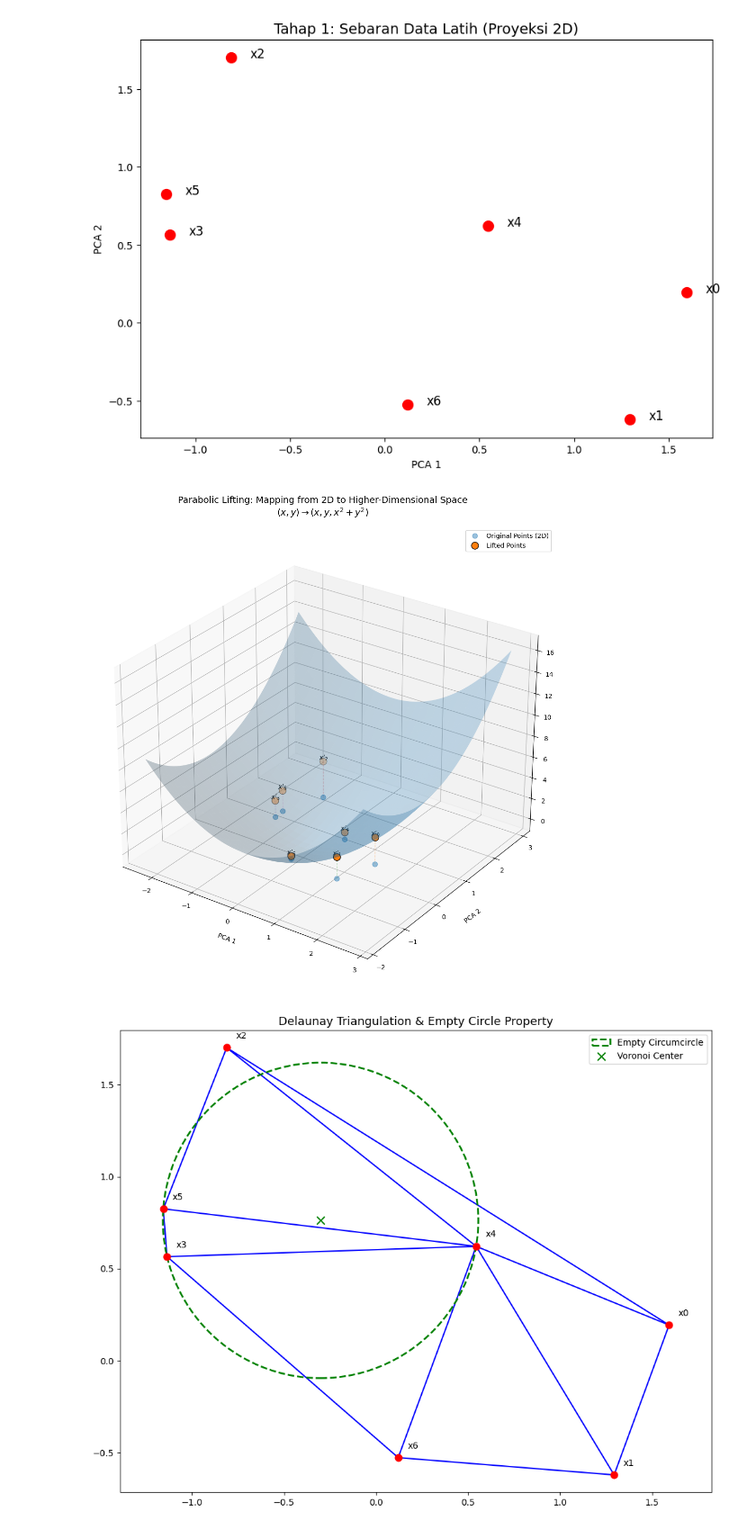
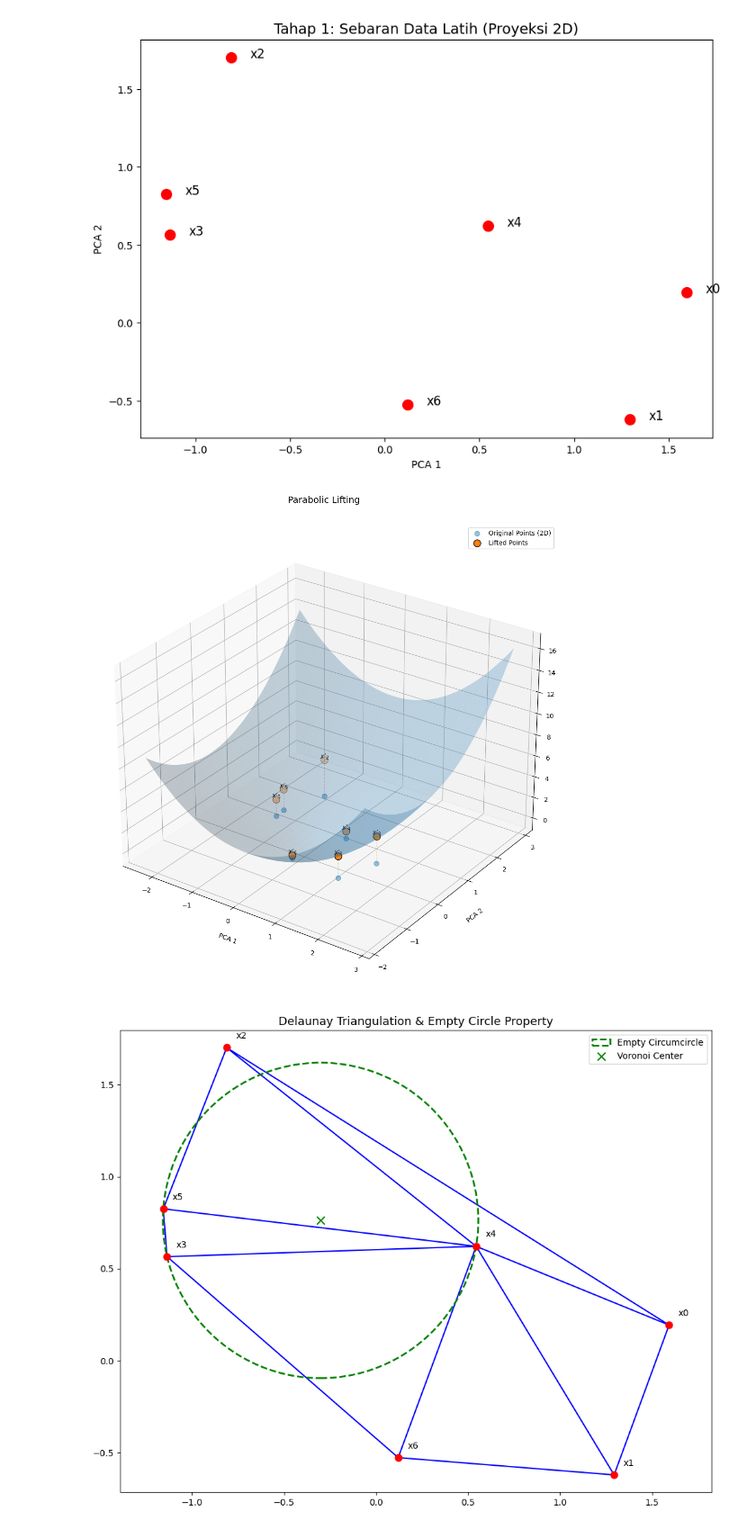
Before and after one commit to ratuanfajar/Tugas-Besar-Machine-Learning, a Jupyter notebook: notebook/ilustrasi.ipynb, the cells around one changed output. Shown at 90% size. Cells and saved outputs as stored; diff of their text form; code cells hidden in the pictures.

```diff
--- a/notebook/ilustrasi.ipynb
+++ b/notebook/ilustrasi.ipynb
@@ -88,36 +88,35 @@ for i in range(len(x)):
         linewidth=1,
         alpha=0.3
     )
     ax.text(
         x[i], y[i], z[i] + 0.2,
         f"$x'_{{{i}}}$",
         fontsize=10,
         ha='center'
     )
 
 # Label & judul
 ax.set_title(
-    "Parabolic Lifting: Mapping from 2D to Higher-Dimensional Space\n"
-    r"$(x, y) \rightarrow (x, y, x^2 + y^2)$",
+    "Parabolic Lifting\n",
     fontsize=14,
     pad=18
 )
 
 ax.set_xlabel("PCA 1", labelpad=10)
 ax.set_ylabel("PCA 2", labelpad=10)
 ax.set_zlabel(r"Height ($z = x^2 + y^2$)", labelpad=10)
 
 # View angle yang informatif
 ax.view_init(elev=28, azim=-55)
 
 # Grid lebih halus
 ax.grid(True, linestyle=':', alpha=0.4)
 
 ax.legend(loc='upper right')
 plt.tight_layout()
 plt.show()
 # %% [output]
-[figure, old version]
+[figure, new version]
 # %%
 # ======================================================
 # TAHAP 3 & 4
```
Also changed, not shown: 2 other files.
